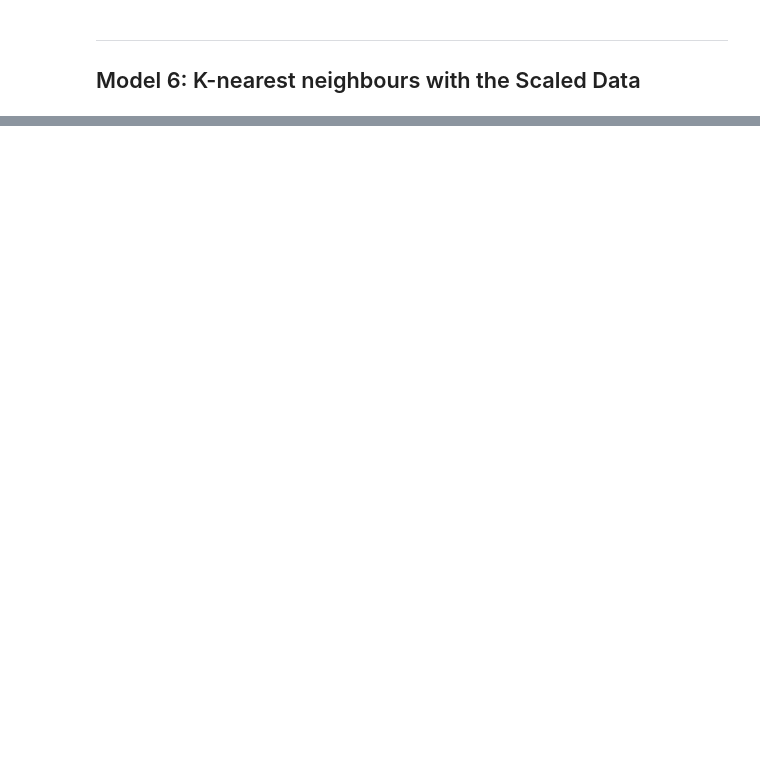
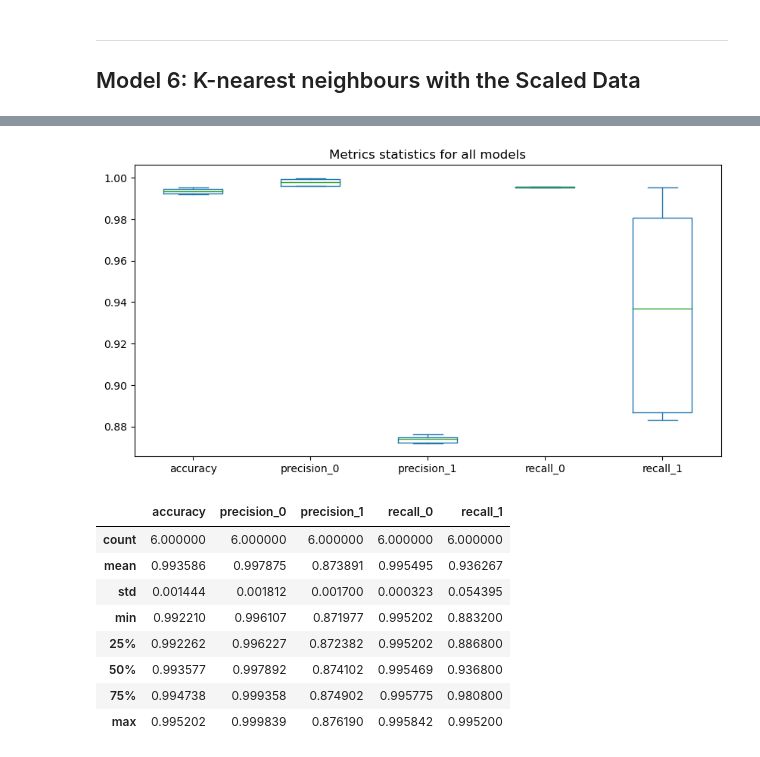
Before and after one commit to benoitchamot/credit-risk-classification, a Jupyter notebook: credit_risk_classification.ipynb, the cells around one changed output, grey strips where cells are left out. Saved outputs shown, nothing was run; the diff lists cells and outputs as text; code cells hidden in the pictures; blank space fills up the shorter version.

```diff
--- a/credit_risk_classification.ipynb
+++ b/credit_risk_classification.ipynb
@@ -276,6 +289,7 @@ weighted avg       1.00      0.99      0.99     19384
 # %%
 # Creating the decision tree classifier instance
-model_4 = DecisionTreeClassifier(max_depth=5)
+depth = 3
+model_4 = DecisionTreeClassifier(max_depth=depth)
 
 # Fitting the model
 model_4 = model_4.fit(X_train_scaled, y_train)
@@ -284,7 +298,7 @@ model_4 = model_4.fit(X_train_scaled, y_train)
 predictions_4 = model_4.predict(X_test_scaled)
 
 # Model performance
-model_performance(y_test, predictions_4)
+model_4_metrics = model_performance(y_test, predictions_4, True)
 # %% [output]
 Confusion Matrix:
           Predicted 0  Predicted 1
@@ -316,7 +330,10 @@ model_5 = model_5.fit(X_train_scaled, y_train)
 predictions_5 = model_5.predict(X_test_scaled)
 
 # Model performance
-model_performance(y_test, predictions_5)
+model_5_metrics = model_performance(y_test, predictions_5, True)
+
+for key in model_5_metrics.keys():
+    print(f"{key}: {model_5_metrics[key]:.2f}")
 # %% [output]
 Confusion Matrix:
           Predicted 0  Predicted 1
@@ -348,7 +366,10 @@ model_6.fit(X_train_scaled,y_train)
 predictions_6 = model_6.predict(X_test_scaled)
 
 # Model performance
-model_performance(y_test, predictions_6)
+model_6_metrics = model_performance(y_test, predictions_6, True)
+
+for key in model_6_metrics.keys():
+    print(f"{key}: {model_6_metrics[key]:.2f}")
 # %% [output]
 Confusion Matrix:
           Predicted 0  Predicted 1
@@ -368,0 +394,21 @@ weighted avg       0.99      0.99      0.99     19384
+# %%
+models_dicts = [
+    model_1_metrics,
+    model_2_metrics,
+    model_3_metrics,
+    model_4_metrics,
+    model_5_metrics,
+    model_6_metrics]
+
+models_df = pd.DataFrame(models_dicts)
+
+models_df.index = ['Model 1', 'Model 2', 'Model 3', 'Model 4', 'Model 5', 'Model 6']
+models_df['Model'] = ['LogisticRegression', 'LogisticRegression', 'SVC', f"DecisionTreeClassifier (max_depth = {depth})", 'RandomForestClassifier', 'KNeighborsClassifier']
+models_df['Data'] = ['Original', 'Scaled', 'Scaled', 'Scaled', 'Scaled', 'Scaled']
+
+
+models_df = models_df[['Model', 'Data', 'accuracy', 'precision_0', 'precision_1', 'recall_0', 'recall_1']]
+
+# Sort model by recall of class 1
+models_df = models_df.sort_values('recall_1', ascending=False)
+display(models_df)
@@ -368,0 +423,15 @@ weighted avg       0.99      0.99      0.99     19384
+# %%
+models_df.plot.box(figsize=(10,5), title='Metrics statistics for all models')
+plt.show()
+models_df.describe()
+# %% [output]
+[figure, added]
+|  | accuracy | precision_0 | precision_1 | recall_0 | recall_1 |
+| count | 6.000000 | 6.000000 | 6.000000 | 6.000000 | 6.000000 |
+| mean | 0.993586 | 0.997875 | 0.873891 | 0.995495 | 0.936267 |
+| std | 0.001444 | 0.001812 | 0.001700 | 0.000323 | 0.054395 |
+| min | 0.992210 | 0.996107 | 0.871977 | 0.995202 | 0.883200 |
+| 25% | 0.992262 | 0.996227 | 0.872382 | 0.995202 | 0.886800 |
+| 50% | 0.993577 | 0.997892 | 0.874102 | 0.995469 | 0.936800 |
+| 75% | 0.994738 | 0.999358 | 0.874902 | 0.995775 | 0.980800 |
+| max | 0.995202 | 0.999839 | 0.876190 | 0.995842 | 0.995200 |
```
Also changed, not shown: parts of 14 cells of this notebook, 4 other files.
